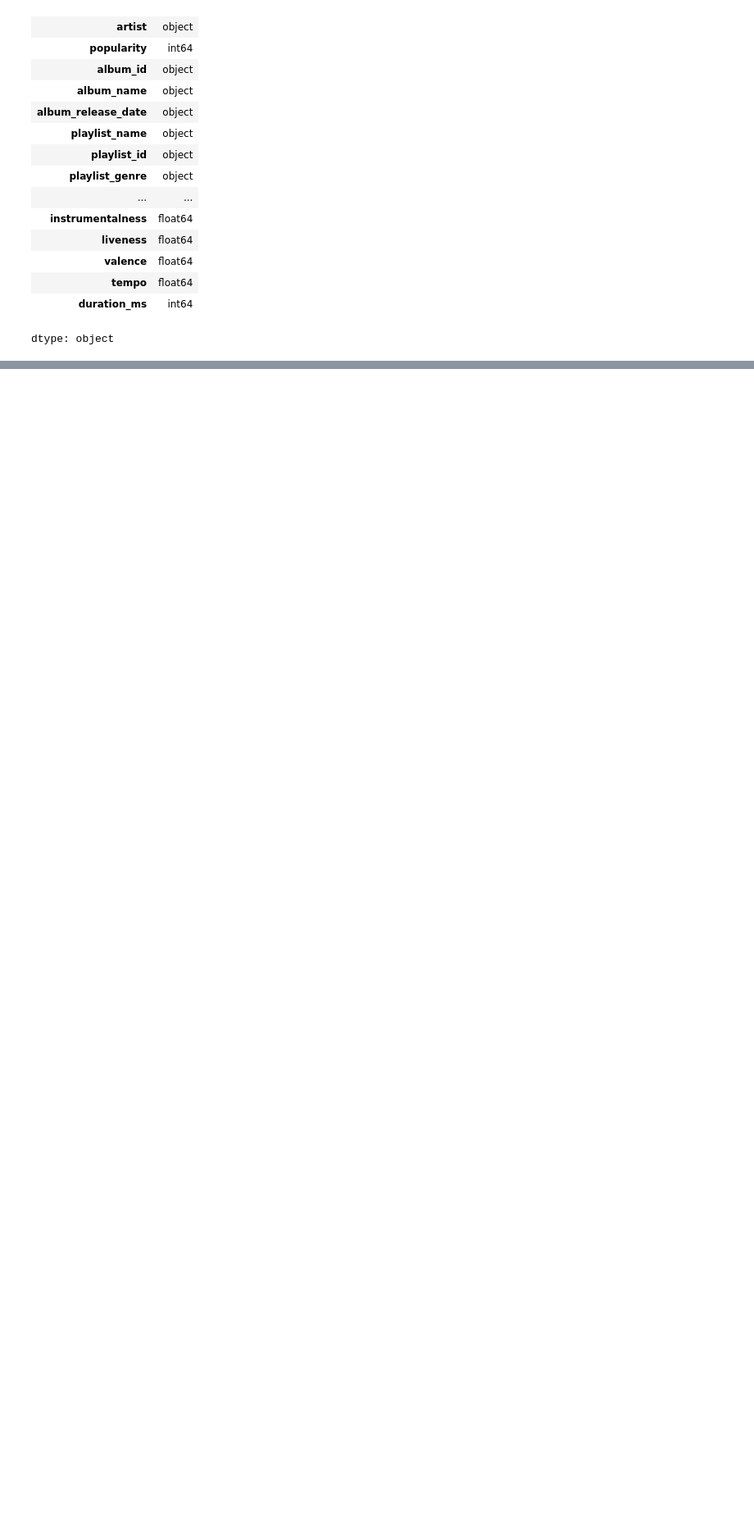
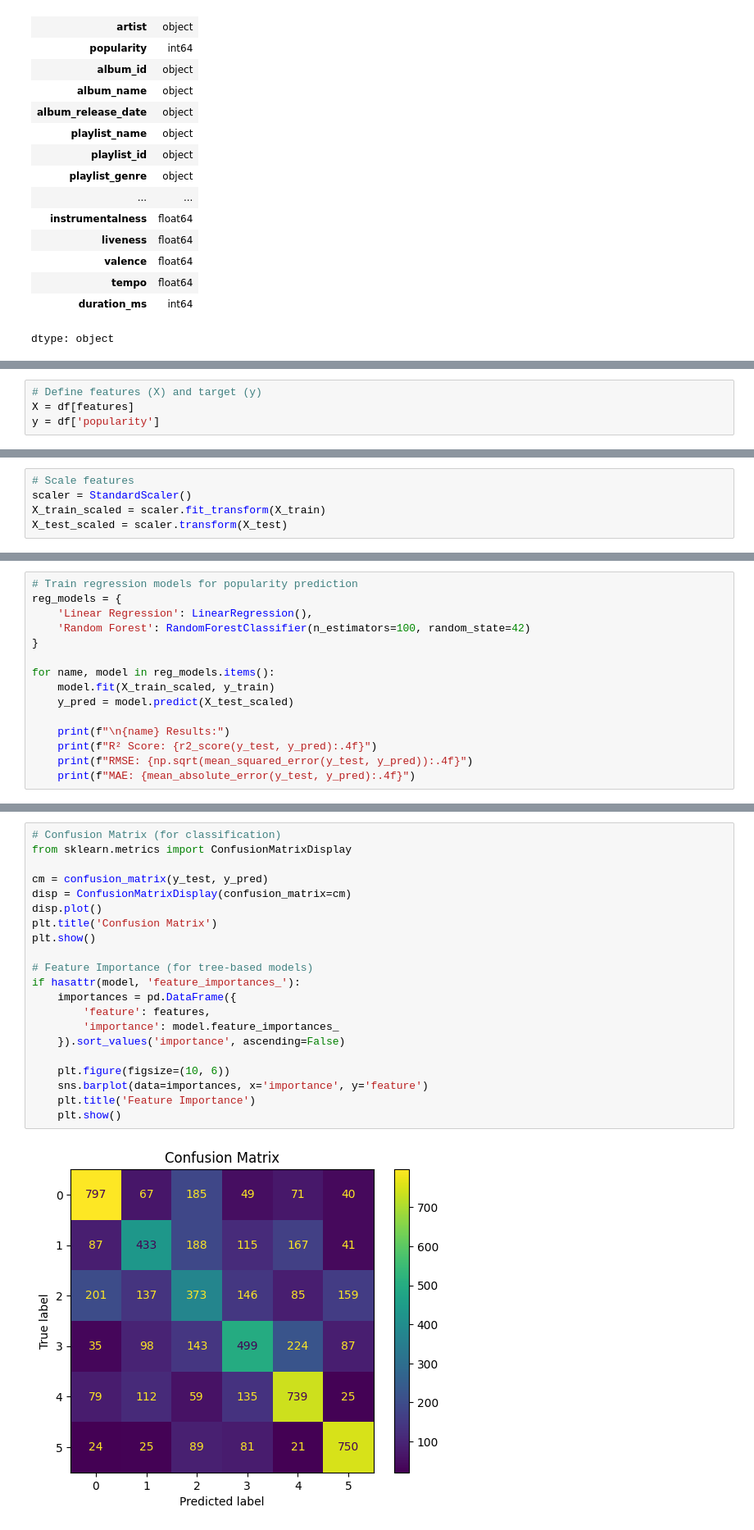
Before and after one commit to serahnjogu-new/Calculator, a Jupyter notebook: Machine_Learning_pipeline.ipynb, the cells around one changed output, grey strips where cells are left out. Shown at 82% size. Drawn from its saved outputs; the diff is of its cells as text; blank space fills up the shorter version.

```diff
--- a/Machine_Learning_pipeline.ipynb
+++ b/Machine_Learning_pipeline.ipynb
@@ -306,0 +325,4 @@ Sample:
+# %%
+# Define features (X) and target (y)
+X = df[features]
+y = df['popularity']
@@ -306,0 +339,5 @@ Sample:
+# %%
+# Scale features
+scaler = StandardScaler()
+X_train_scaled = scaler.fit_transform(X_train)
+X_test_scaled = scaler.transform(X_test)
@@ -306,0 +395,15 @@ Sample:
+# %%
+# Train regression models for popularity prediction
+reg_models = {
+    'Linear Regression': LinearRegression(),
+    'Random Forest': RandomForestClassifier(n_estimators=100, random_state=42)
+}
+
+for name, model in reg_models.items():
+    model.fit(X_train_scaled, y_train)
+    y_pred = model.predict(X_test_scaled)
+
+    print(f"\n{name} Results:")
+    print(f"R² Score: {r2_score(y_test, y_pred):.4f}")
+    print(f"RMSE: {np.sqrt(mean_squared_error(y_test, y_pred)):.4f}")
+    print(f"MAE: {mean_absolute_error(y_test, y_pred):.4f}")
@@ -306,0 +422,23 @@ Sample:
+# %%
+# Confusion Matrix (for classification)
+from sklearn.metrics import ConfusionMatrixDisplay
+
+cm = confusion_matrix(y_test, y_pred)
+disp = ConfusionMatrixDisplay(confusion_matrix=cm)
+disp.plot()
+plt.title('Confusion Matrix')
+plt.show()
+
+# Feature Importance (for tree-based models)
+if hasattr(model, 'feature_importances_'):
+    importances = pd.DataFrame({
+        'feature': features,
+        'importance': model.feature_importances_
+    }).sort_values('importance', ascending=False)
+
+    plt.figure(figsize=(10, 6))
+    sns.barplot(data=importances, x='importance', y='feature')
+    plt.title('Feature Importance')
+    plt.show()
+# %% [output]
+[figure, added]
```
Also changed, not shown: parts of 39 cells of this notebook.
